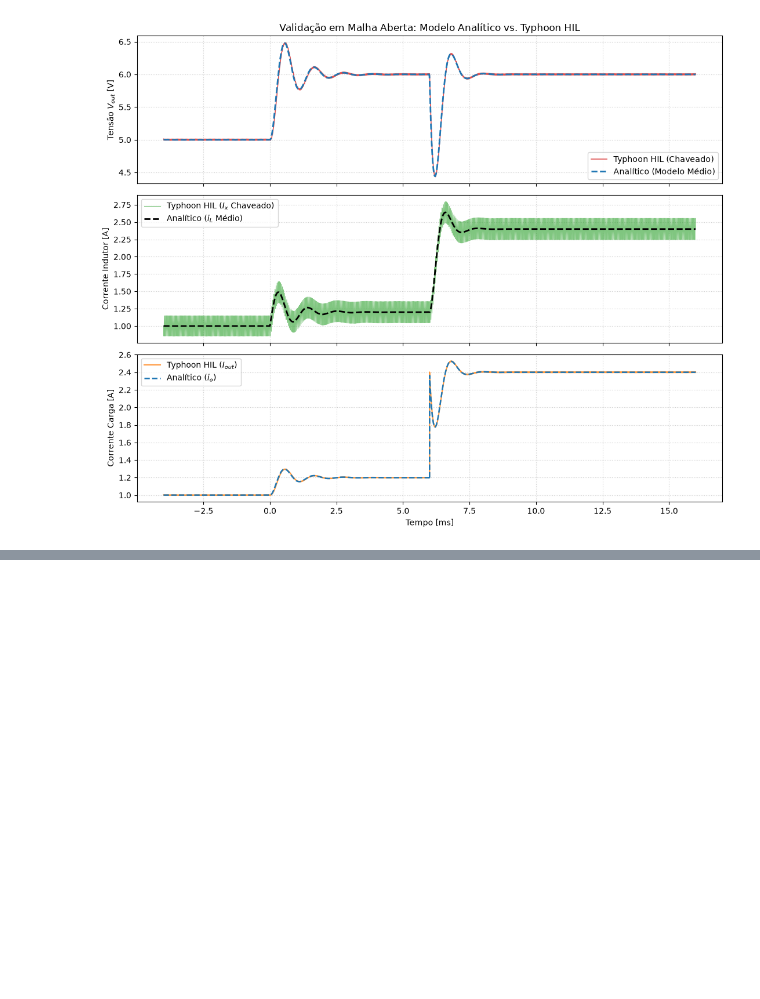
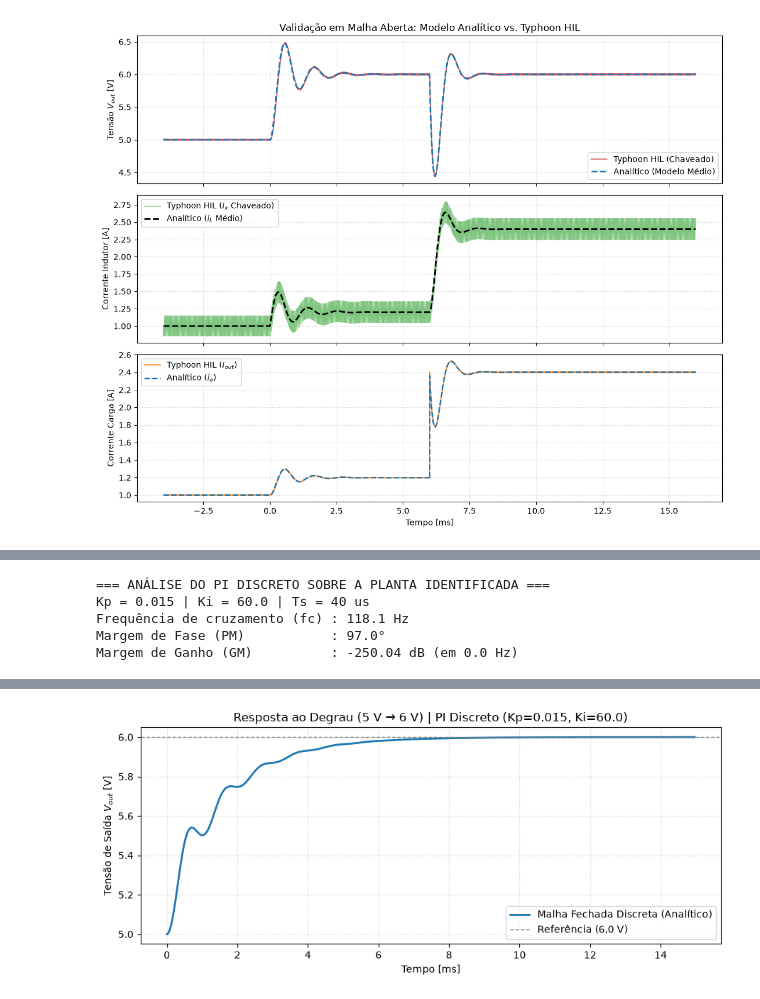
Before and after one commit to Matheus-Rodrigues-1892/UFAL_PPGI_BUCK_PI_DISCRETO, a Jupyter notebook: Analysis/buck.ipynb, the cells around one changed output, grey strips where cells are left out. Cells and saved outputs as stored; diff of their text form; code cells hidden in the pictures; blank space fills up the shorter version.

```diff
--- a/Analysis/buck.ipynb
+++ b/Analysis/buck.ipynb
@@ -366,0 +479,77 @@ Ripple V_out   -> HIL: 19.99 mV | Projeto: 20.00 mV | Erro:  0.05%
+# %%
+import numpy as np
+import matplotlib.pyplot as plt
+from scipy.signal import dlti, dstep, freqz
+
+# ==============================================================================
+# 1. PARÂMETROS DO CONTROLADOR PI E DISCRETIZAÇÃO (BACKWARD EULER, Ts = 40 us)
+# ==============================================================================
+Ts = 40e-6
+Kp = 0.015
+Ki = 60.0
+
+# PI Discreto (Backward Euler): C(z) = ( (Kp + Ki*Ts)*z - Kp ) / (z - 1)
+num_c = np.array([Kp + Ki * Ts, -Kp])
+den_c = np.array([1.0, -1.0])
+
+# Planta identificada G_vk(z)
+num_g = np.array([0.0, 0.29921959, 0.28883032])
+den_g = np.array([1.0, -1.8504053, 0.89956863])
+
+# Malha Aberta Discreta: L(z) = C(z) * G(z)
+num_L = np.convolve(num_c, num_g)
+den_L = np.convolve(den_c, den_g)
+
+# Malha Fechada Discreta: T(z) = L(z) / (1 + L(z))
+# Ajusta o tamanho dos polinômios para somar corretamente
+tam = max(len(num_L), len(den_L))
+num_L_pad = np.pad(num_L, (tam - len(num_L), 0))
+den_L_pad = np.pad(den_L, (tam - len(den_L), 0))
+den_T = den_L_pad + num_L_pad
+
+# ==============================================================================
+# 2. ANÁLISE DE ESTABILIDADE (MARGENS DE GANHO E FASE)
+# ==============================================================================
+w, H = freqz(num_L, den_L, worN=20000, fs=1/Ts)
+mag = np.abs(H)
+fase = np.angle(H, deg=True)
+
+# Frequência de cruzamento de ganho (|L| = 1)
+idx_fc = np.argmin(np.abs(mag - 1.0))
+fc_hz = w[idx_fc]
+pm_deg = 180.0 + fase[idx_fc]
+
+# Margem de ganho na ressonância (cruzamento de -180°)
+idx_gm = np.argmin(np.abs(fase + 180.0))
+gm_db = -20.0 * np.log10(mag[idx_gm])
+
+print("=== ANÁLISE DO PI DISCRETO SOBRE A PLANTA IDENTIFICADA ===")
+print(f"Kp = {Kp} | Ki = {Ki} | Ts = {Ts*1e6:.0f} us")
+print(f"Frequência de cruzamento (fc) : {fc_hz:.1f} Hz")
+print(f"Margem de Fase (PM)           : {pm_deg:.1f}°")
+print(f"Margem de Ganho (GM)          : {gm_db:.2f} dB (em {w[idx_gm]:.1f} Hz)")
+
+# ==============================================================================
+# 3. SIMULAÇÃO DA RESPOSTA AO DEGRAU EM MALHA FECHADA (5 V -> 6 V)
+# ==============================================================================
+sys_cl = dlti(num_L_pad, den_T, dt=Ts)
+t_sim = np.arange(0, 0.015, Ts)  # 15 ms
+_, y_step = dstep(sys_cl, t=t_sim)
+v_cl = 5.0 + 1.0 * y_step[0].flatten()
+
+plt.figure(figsize=(9, 4))
+plt.plot(t_sim * 1e3, v_cl, color='#1f77b4', lw=2, label='Malha Fechada Discreta (Analítico)')
+plt.axhline(6.0, color='gray', linestyle='--', lw=1, label='Referência (6,0 V)')
+plt.title(f'Resposta ao Degrau (5 V → 6 V) | PI Discreto (Kp={Kp}, Ki={Ki})')
+plt.xlabel('Tempo [ms]')
+plt.ylabel('Tensão de Saída $V_{out}$ [V]')
+plt.grid(True, linestyle=':', alpha=0.6)
+plt.legend(loc='lower right')
+plt.tight_layout()
+plt.show()
+# %% [output]
+=== ANÁLISE DO PI DISCRETO SOBRE A PLANTA IDENTIFICADA ===
+Kp = 0.015 | Ki = 60.0 | Ts = 40 us
+Frequência de cruzamento (fc) : 118.1 Hz
+Margem de Fase (PM)           : 97.0°
+Margem de Ganho (GM)          : -250.04 dB (em 0.0 Hz)
@@ -366,0 +558 @@ Ripple V_out   -> HIL: 19.99 mV | Projeto: 20.00 mV | Erro:  0.05%
+[figure, added]
```
Also changed, not shown: parts of 4 cells of this notebook, 1 other file.
